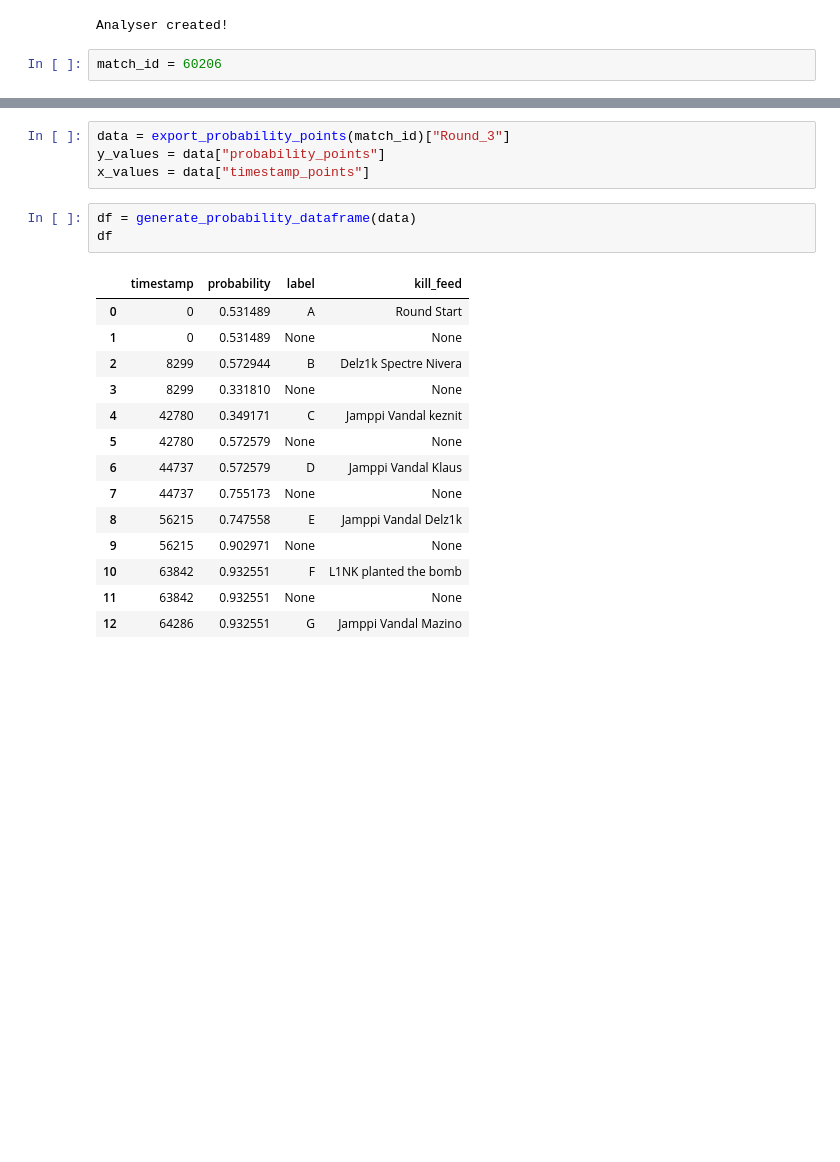
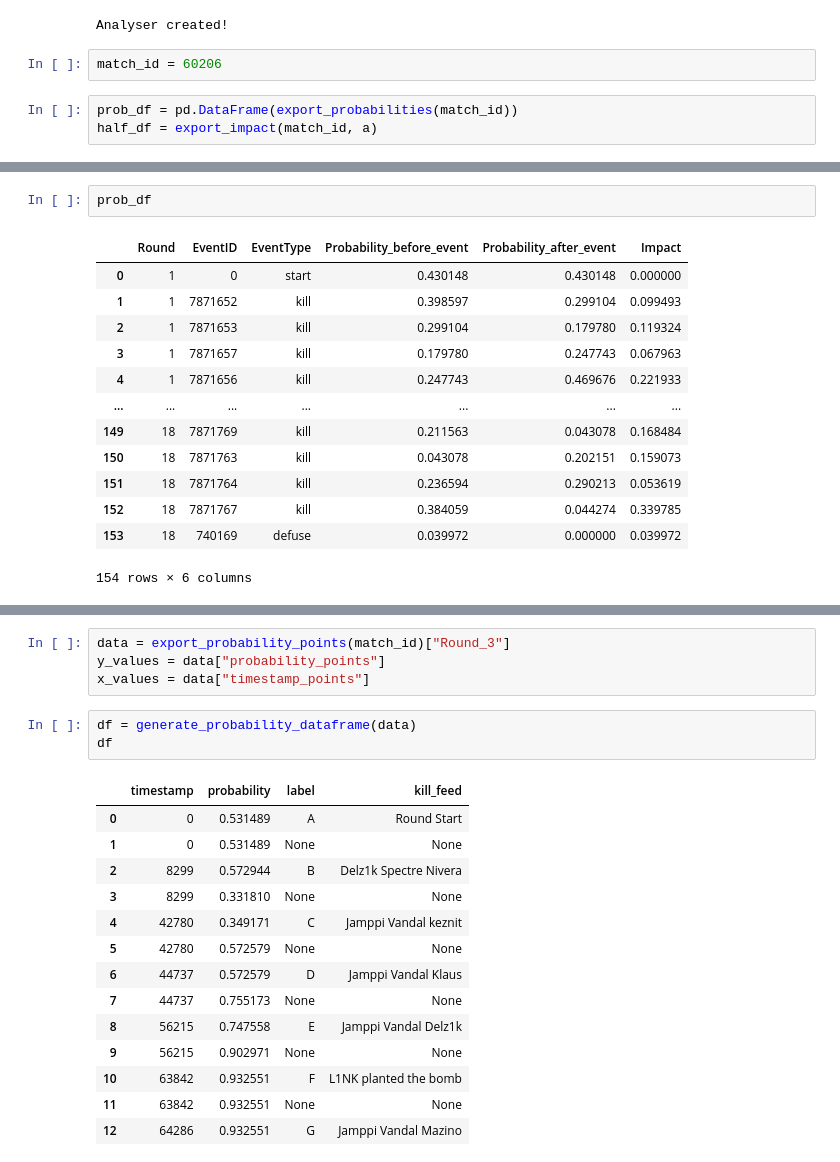
Before and after one commit to mateusb12/valorant_impact, a Jupyter notebook: impact_score/impact_consumer/player_impact_notebook.ipynb, the cells around one changed output, grey strips where cells are left out. Cells and saved outputs as stored; diff of their text form; blank space fills up the shorter version.

Commit message:
Fixed null impact values! (see you Ominous)
Former-commit-id: 03a86e8da704e5096cce5f0c1e5bbee538e4106c

```diff
--- a/impact_score/impact_consumer/player_impact_notebook.ipynb
+++ b/impact_score/impact_consumer/player_impact_notebook.ipynb
@@ -13,3 +14,6 @@ a = Analyser()
 Analyser created!
 # %%
 match_id = 60206
+# %%
+prob_df = pd.DataFrame(export_probabilities(match_id))
+half_df = export_impact(match_id, a)
@@ -15,0 +41,16 @@ match_id = 60206
+# %%
+prob_df
+# %% [output]
+|  | Round | EventID | EventType | Probability_before_event | Probability_after_event | Impact |
+| 0 | 1 | 0 | start | 0.430148 | 0.430148 | 0.000000 |
+| 1 | 1 | 7871652 | kill | 0.398597 | 0.299104 | 0.099493 |
+| 2 | 1 | 7871653 | kill | 0.299104 | 0.179780 | 0.119324 |
+| 3 | 1 | 7871657 | kill | 0.179780 | 0.247743 | 0.067963 |
+| 4 | 1 | 7871656 | kill | 0.247743 | 0.469676 | 0.221933 |
+| ... | ... | ... | ... | ... | ... | ... |
+| 149 | 18 | 7871769 | kill | 0.211563 | 0.043078 | 0.168484 |
+| 150 | 18 | 7871763 | kill | 0.043078 | 0.202151 | 0.159073 |
+| 151 | 18 | 7871764 | kill | 0.236594 | 0.290213 | 0.053619 |
+| 152 | 18 | 7871767 | kill | 0.384059 | 0.044274 | 0.339785 |
+| 153 | 18 | 740169 | defuse | 0.039972 | 0.000000 | 0.039972 |
+154 rows × 6 columns
```
Also changed, not shown: parts of 3 cells of this notebook, 1 other file.
